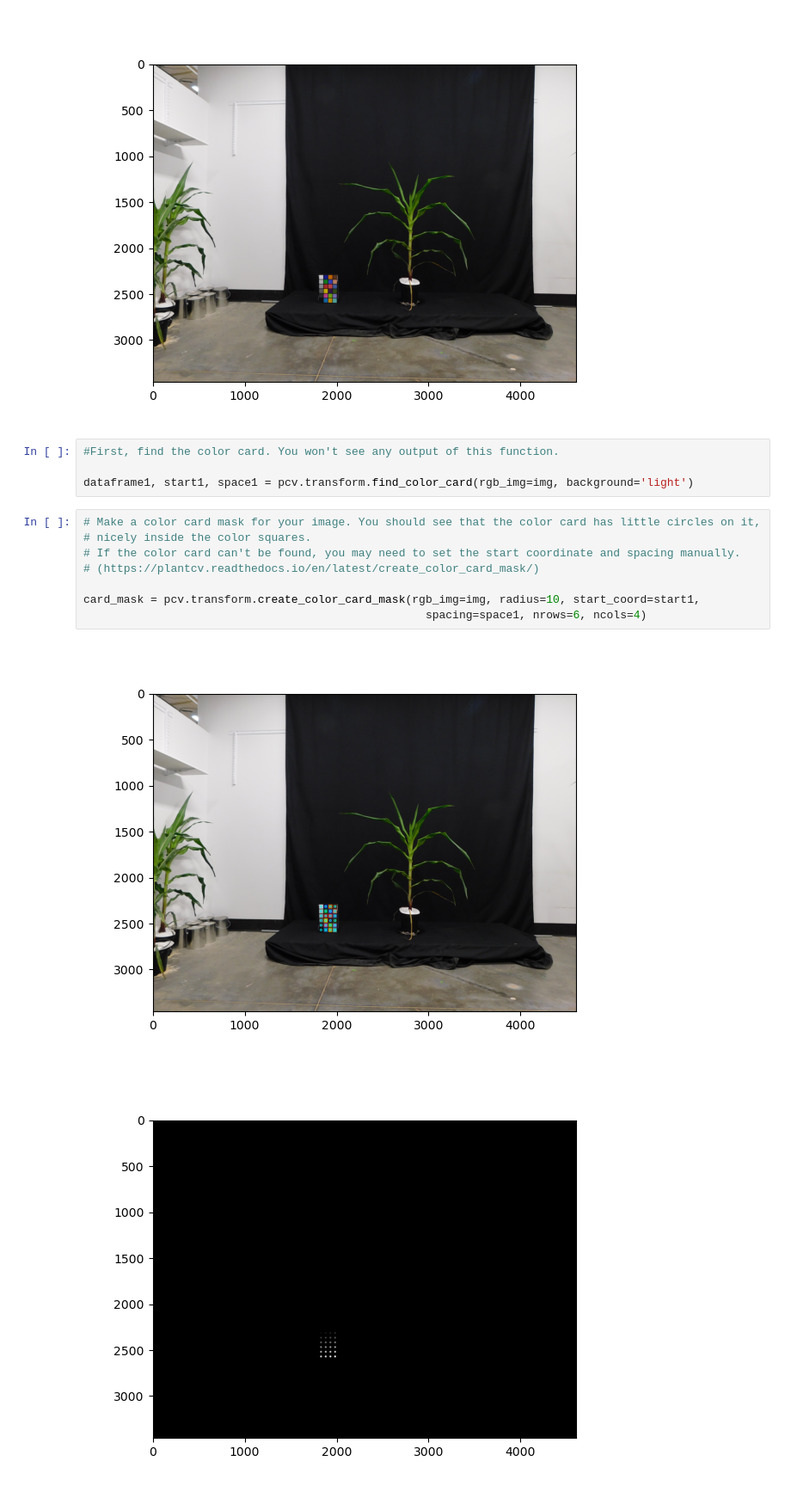
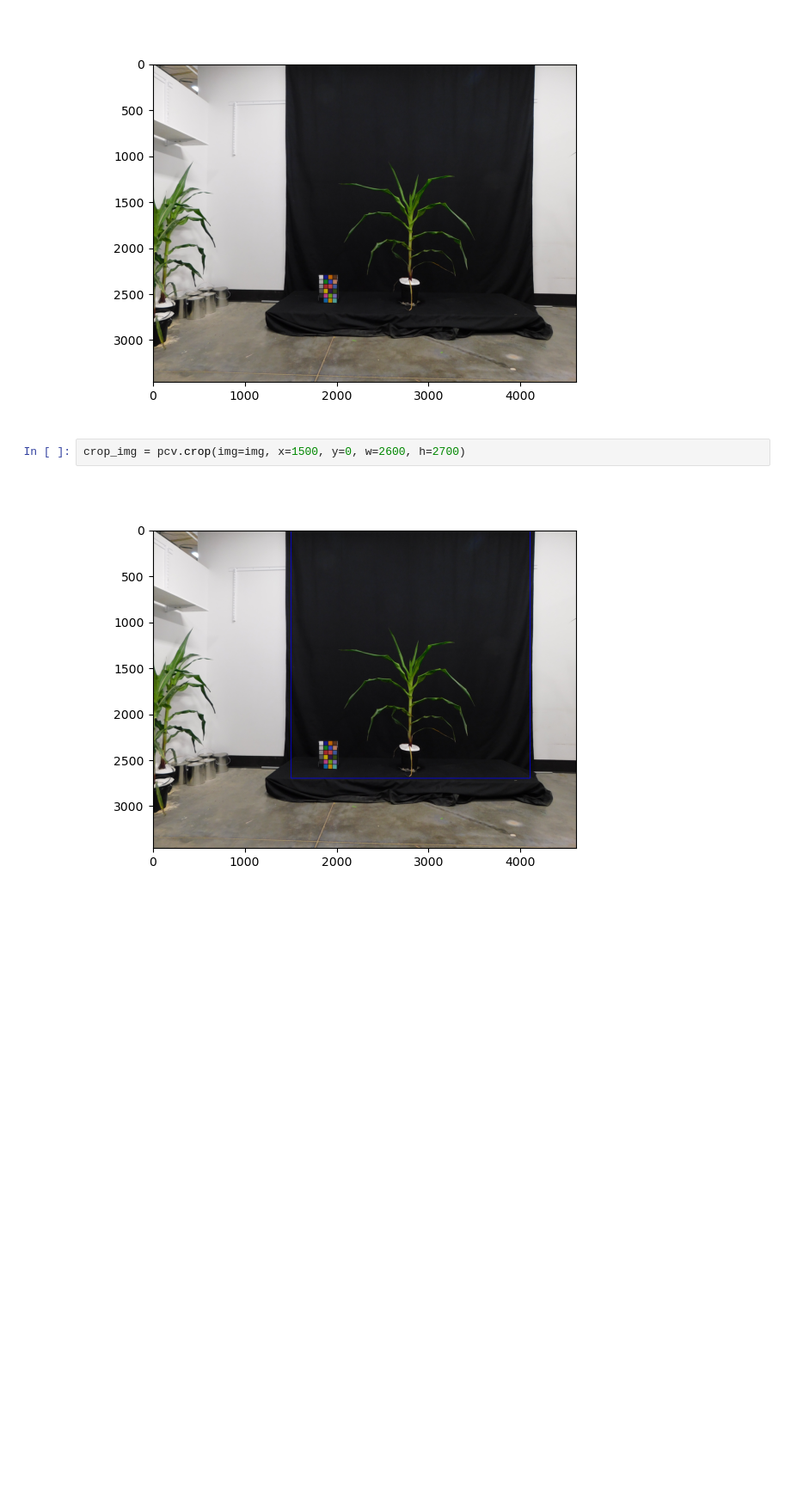
Before and after one commit to danforthcenter/plantcv-tutorial-color-correction, a Jupyter notebook: index.ipynb, the cells around one changed output. Shown at 86% size. Cells and saved outputs as stored; diff of their text form; blank space fills up the shorter version.

```diff
--- a/index.ipynb
+++ b/index.ipynb
@@ -40,18 +43,7 @@ pcv.params.text_thickness = 20
 img, path, filename = pcv.readimage(filename=args.image)
 # %% [output]
 [figure]
-# %%
-#First, find the color card. You won't see any output of this function.
-
-dataframe1, start1, space1 = pcv.transform.find_color_card(rgb_img=img, background='light')
-# %%
-# Make a color card mask for your image. You should see that the color card has little circles on it,
-# nicely inside the color squares.
-# If the color card can't be found, you may need to set the start coordinate and spacing manually.
-# (https://plantcv.readthedocs.io/en/latest/create_color_card_mask/)
-
-card_mask = pcv.transform.create_color_card_mask(rgb_img=img, radius=10, start_coord=start1,
-                                                   spacing=space1, nrows=6, ncols=4)
-# %% [output]
-[figure, removed]
-[figure, removed]
+# %%
+crop_img = pcv.crop(img=img, x=1500, y=0, w=2600, h=2700)
+# %% [output]
+[figure, added]
```
Also changed, not shown: parts of 8 cells of this notebook.
